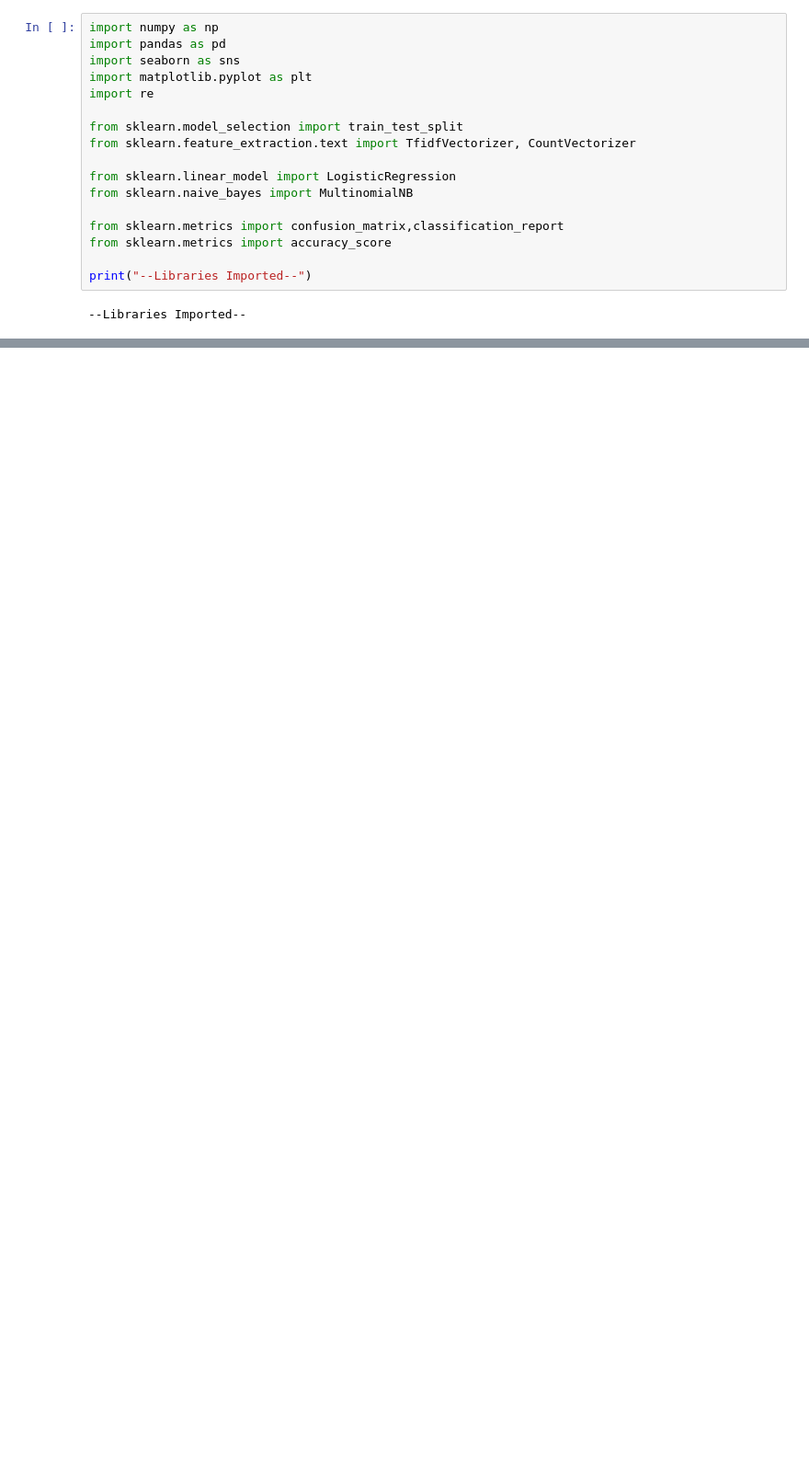
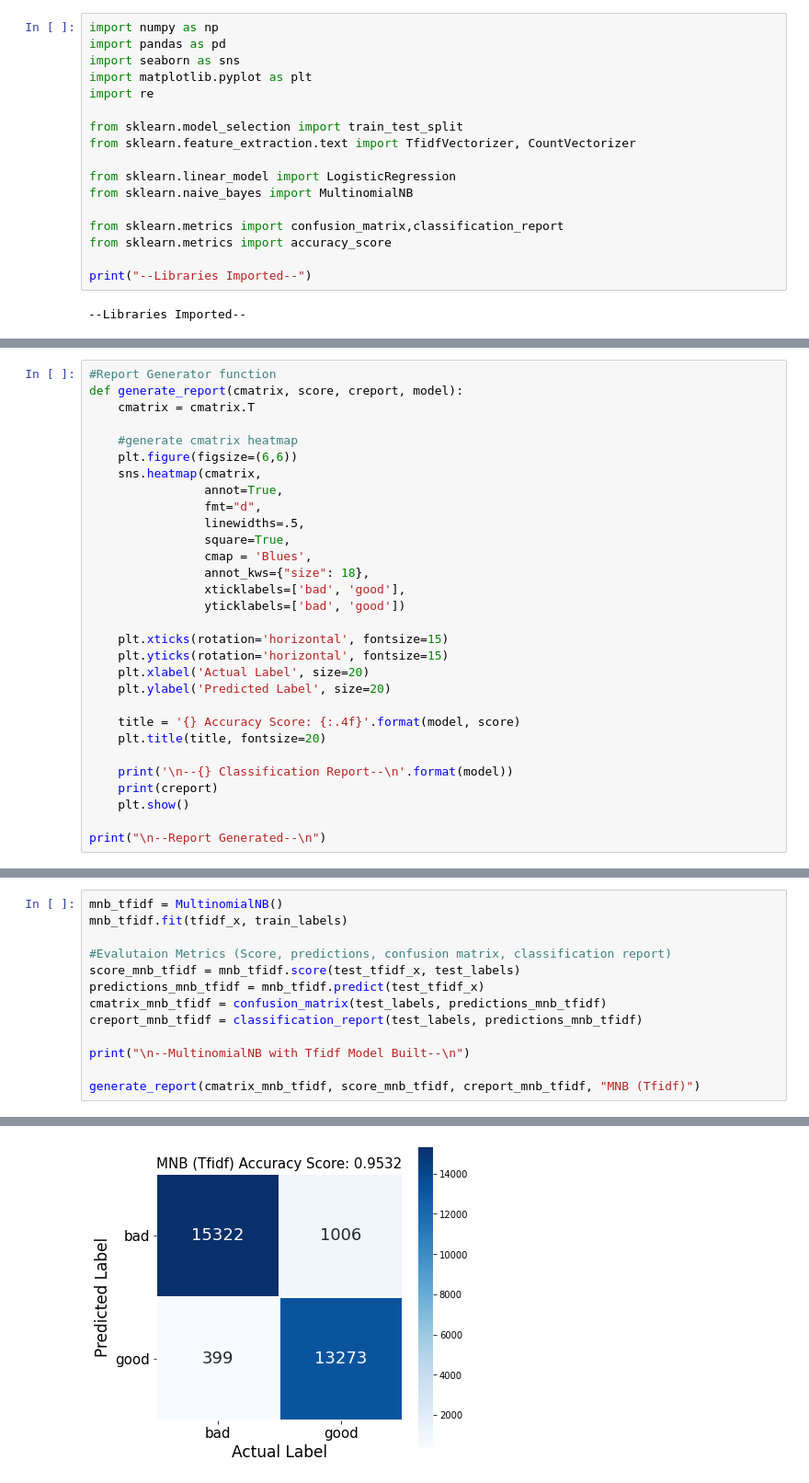
Before and after one commit to sumitbishti/Malicious-URL-Predictor, a Jupyter notebook: Malicious URL Predictor.ipynb, the cells around one changed output, grey strips where cells are left out. Shown at 92% size. Cells and saved outputs as stored; diff of their text form; blank space fills up the shorter version.

```diff
--- a/Malicious URL Predictor.ipynb
+++ b/Malicious URL Predictor.ipynb
@@ -324,0 +213,30 @@ weighted avg       0.96      0.96      0.96     30000
+# %%
+#Report Generator function
+def generate_report(cmatrix, score, creport, model):
+    cmatrix = cmatrix.T
+
+    #generate cmatrix heatmap
+    plt.figure(figsize=(6,6))
+    sns.heatmap(cmatrix,
+                annot=True,
+                fmt="d",
+                linewidths=.5,
+                square=True,
+                cmap = 'Blues',
+                annot_kws={"size": 18},
+                xticklabels=['bad', 'good'],
+                yticklabels=['bad', 'good'])
+
+    plt.xticks(rotation='horizontal', fontsize=15)
+    plt.yticks(rotation='horizontal', fontsize=15)
+    plt.xlabel('Actual Label', size=20)
+    plt.ylabel('Predicted Label', size=20)
+
+    title = '{} Accuracy Score: {:.4f}'.format(model, score)
+    plt.title(title, fontsize=20)
+
+    print('\n--{} Classification Report--\n'.format(model))
+    print(creport)
+    plt.show()
+
+print("\n--Report Generated--\n")
@@ -324,0 +247,14 @@ weighted avg       0.96      0.96      0.96     30000
+# %%
+mnb_tfidf = MultinomialNB()
+mnb_tfidf.fit(tfidf_x, train_labels)
+
+#Evalutaion Metrics (Score, predictions, confusion matrix, classification report)
+score_mnb_tfidf = mnb_tfidf.score(test_tfidf_x, test_labels)
+predictions_mnb_tfidf = mnb_tfidf.predict(test_tfidf_x)
+cmatrix_mnb_tfidf = confusion_matrix(test_labels, predictions_mnb_tfidf)
+creport_mnb_tfidf = classification_report(test_labels, predictions_mnb_tfidf)
+
+print("\n--MultinomialNB with Tfidf Model Built--\n")
+
+generate_report(cmatrix_mnb_tfidf, score_mnb_tfidf, creport_mnb_tfidf, "MNB (Tfidf)")
+# %% [output]
@@ -324,0 +274 @@ weighted avg       0.96      0.96      0.96     30000
+[figure, added]
```
Also changed, not shown: parts of 44 cells of this notebook.
